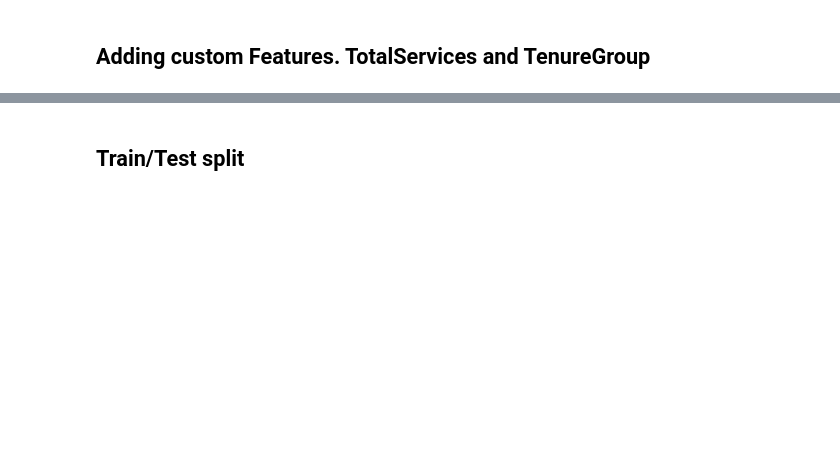
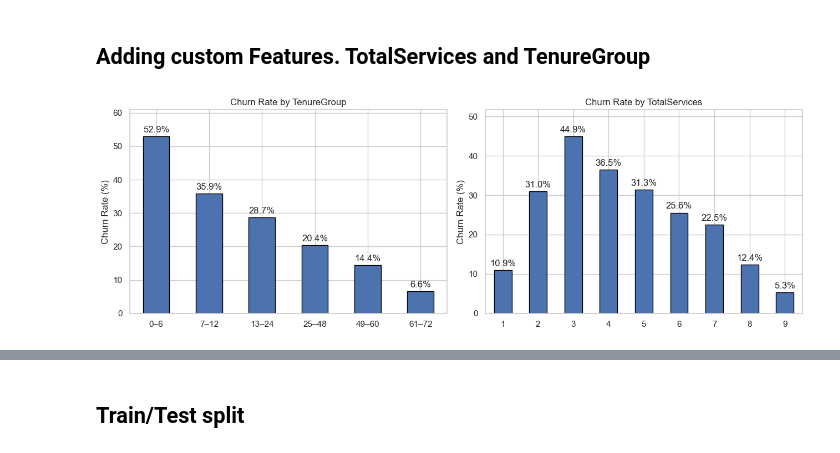
Before and after one commit to ShalvaTsvariani/telco-customer-churn, a Jupyter notebook: Telco_Churn.ipynb, the cells around one changed output, grey strips where cells are left out. Drawn from its saved outputs; the diff is of its cells as text; code cells hidden in the pictures; blank space fills up the shorter version.

```diff
--- a/Telco_Churn.ipynb
+++ b/Telco_Churn.ipynb
@@ -270,7 +269,7 @@ sns.scatterplot(
 ## Adding custom Features. TotalServices and TenureGroup
 # %%
 df['TotalServices'] = (
-    (df['PhoneService'] == 'Yes').astype(int)
+    df['PhoneService']  # already encoded as 1/0 above
     + (df['MultipleLines'].isin(['Yes'])).astype(int)
     + (df['InternetService'] != 'No').astype(int)
     + (df['OnlineSecurity'] == 'Yes').astype(int)
@@ -286,3 +285,11 @@ df["TenureGroup"] = pd.cut(
     bins=[-1, 6, 12, 24, 48, 60, 72],
     labels=["0–6", "7–12", "13–24", "25–48", "49–60", "61–72"]
 )
+# %%
+fig, axes = plt.subplots(nrows=1, ncols=2, figsize=(13, 4.5))
+for ax, column in zip(axes, ["TenureGroup", "TotalServices"]):
+    plot_churn_rate(df, column, ax)
+plt.tight_layout()
+plt.show()
+# %% [output]
+[figure, added]
```
Also changed, not shown: parts of 54 cells of this notebook, 1 other file.
